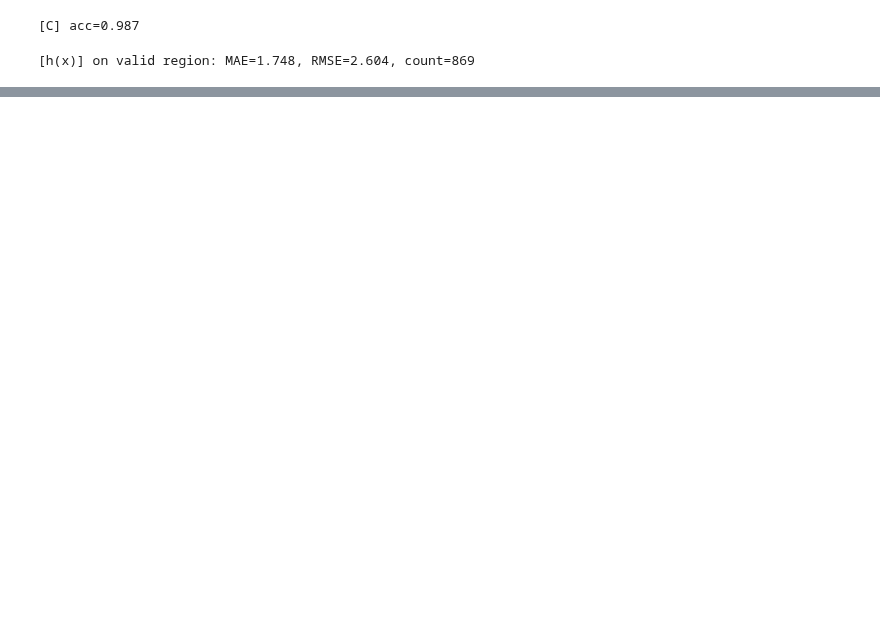
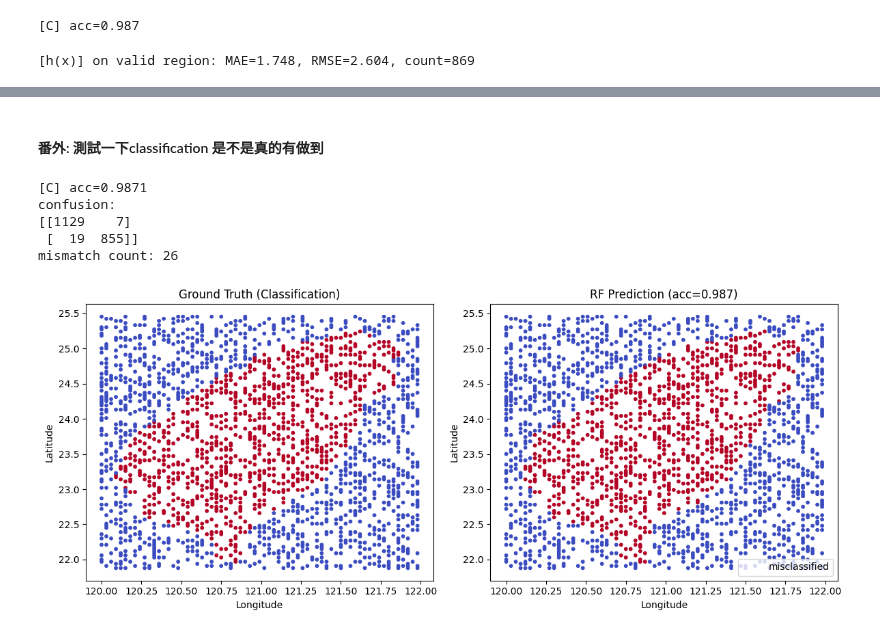
Before and after one commit to XuanWeiWang-999/2025_machine_learning, a Jupyter notebook: Week_6/1141ML_Week_6_Prog02_revised_313652018.ipynb, the cells around one changed output, grey strips where cells are left out. Saved outputs shown, nothing was run; the diff lists cells and outputs as text; code cells hidden in the pictures; blank space fills up the shorter version.

```diff
--- a/Week_6/1141ML_Week_6_Prog02_revised_313652018.ipynb
+++ b/Week_6/1141ML_Week_6_Prog02_revised_313652018.ipynb
@@ -118 +129,40 @@ if mask_valid.any():
 [figure]
+# %% [markdown]
+#### 番外: 測試一下classification 是不是真的有做到
+# %%
+# 取得預測
+yc_pred_te = C.predict(Xc_te)
+
+# 基本數字先看一下
+from sklearn.metrics import accuracy_score, confusion_matrix
+acc = accuracy_score(yc_te, yc_pred_te)
+cm  = confusion_matrix(yc_te, yc_pred_te)
+print(f"[C] acc={acc:.4f}\nconfusion:\n{cm}")
+print("mismatch count:", np.sum(yc_te != yc_pred_te))
+
+# 標記「分類錯誤」的位置
+err = (yc_te != yc_pred_te)
+
+# 左：Ground Truth；右：Prediction（確保右圖用的是 yc_pred_te）
+fig, ax = plt.subplots(1, 2, figsize=(12,5))
+
+ax[0].scatter(Xc_te[:,0], Xc_te[:,1], c=yc_te.astype(int), cmap="coolwarm", s=10)
+ax[0].set_title("Ground Truth (Classification)")
+ax[0].set_xlabel("Longitude"); ax[0].set_ylabel("Latitude")
+
+ax[1].scatter(Xc_te[:,0], Xc_te[:,1], c=yc_pred_te.astype(int), cmap="coolwarm", s=10)
+ax[1].set_title(f"RF Prediction (acc={acc:.3f})")
+ax[1].set_xlabel("Longitude"); ax[1].set_ylabel("Latitude")
+
+# 在右圖疊錯誤點（黑色 X），保證就算顏色很像也能看出差異
+ax[1].scatter(Xc_te[err,0], Xc_te[err,1], s=40, facecolors='none', edgecolors='k', marker='x', linewidths=1.5, label='misclassified')
+ax[1].legend(loc='lower right')
+
+plt.tight_layout(); plt.show()
+# %% [output]
+[C] acc=0.9871
+confusion:
+[[1129    7]
+ [  19  855]]
+mismatch count: 26
+[figure, added]
```
Also changed, not shown: parts of 2 cells of this notebook.
